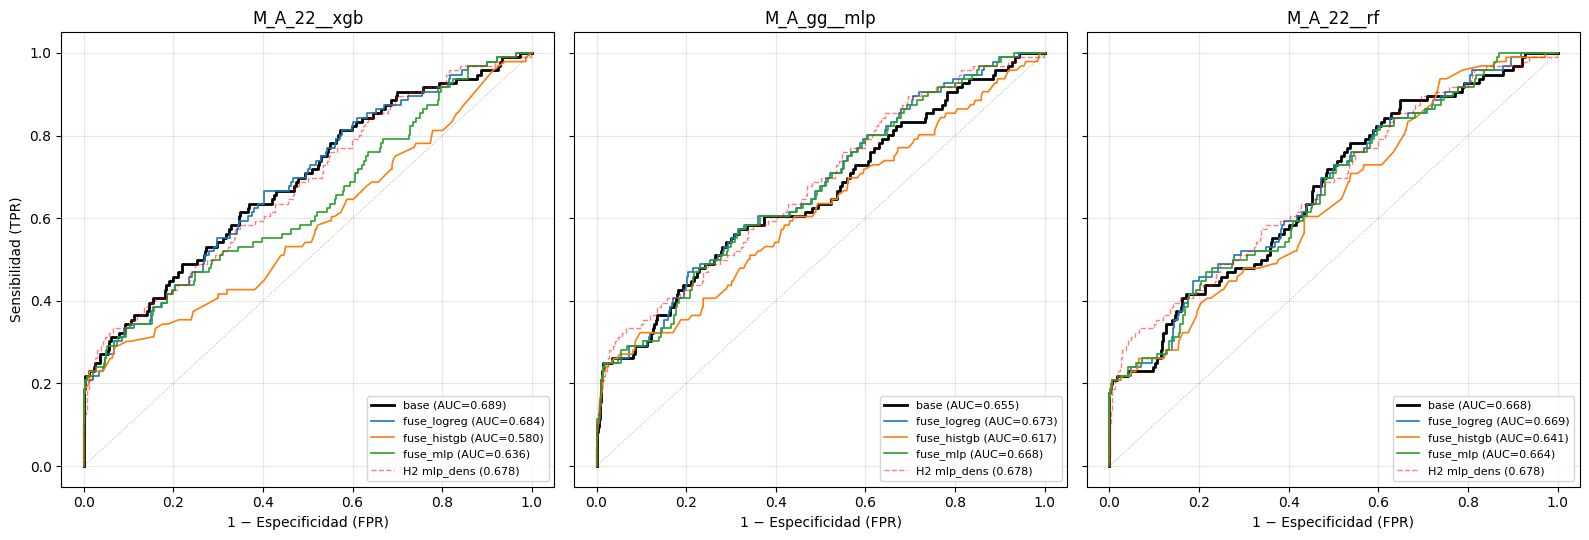
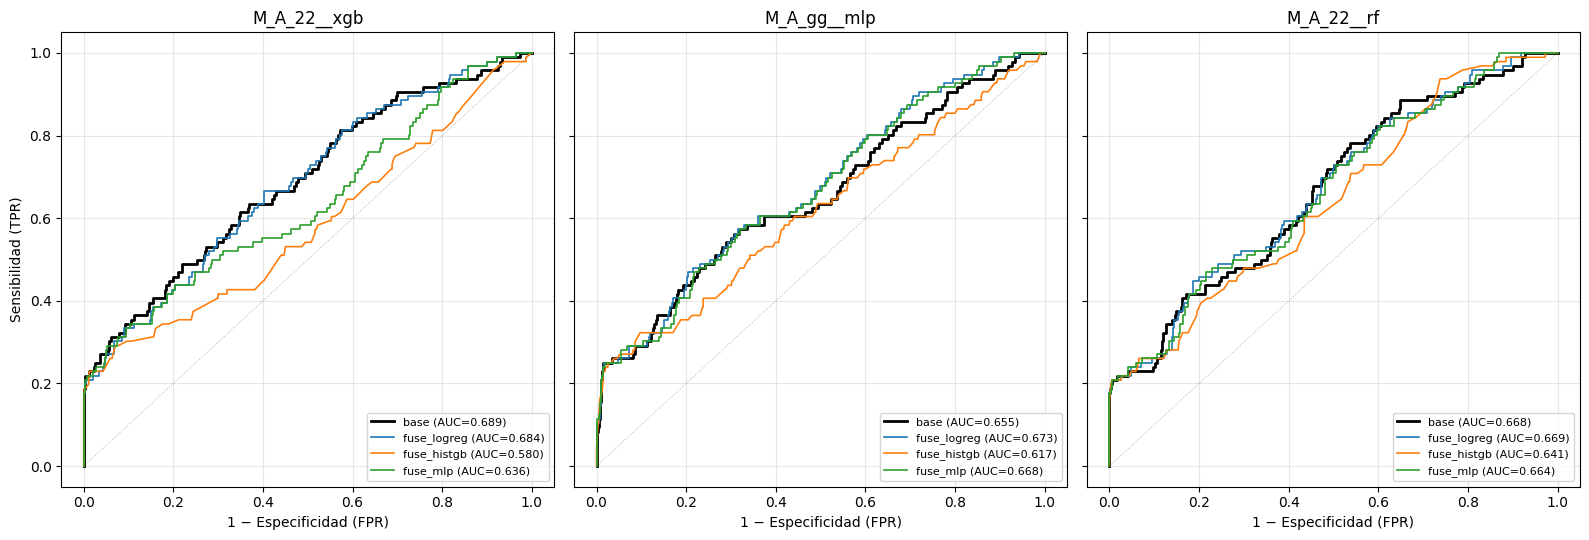
The notebook cell's code change between the first figure and the second:
--- before
+++ after
@@ -17,9 +17,4 @@
         ax.plot(fpr_f, tpr_f, label=f'fuse_{fm} (AUC={auc_f:.3f})', color=colors[fm], linewidth=1.2)
     
-    # Hito 2 ref
-    if auc_hito2 is not None:
-        fpr_h, tpr_h, _ = roc_curve(y_E_test, pred_hito2_mladens)
-        ax.plot(fpr_h, tpr_h, '--', color='red', alpha=0.5, linewidth=1, label=f'H2 mlp_dens ({auc_hito2:.3f})')
-    
     ax.plot([0, 1], [0, 1], 'k:', alpha=0.3, linewidth=0.7)
     ax.set_xlabel('1 − Especificidad (FPR)')

Commit: Fixed graphics